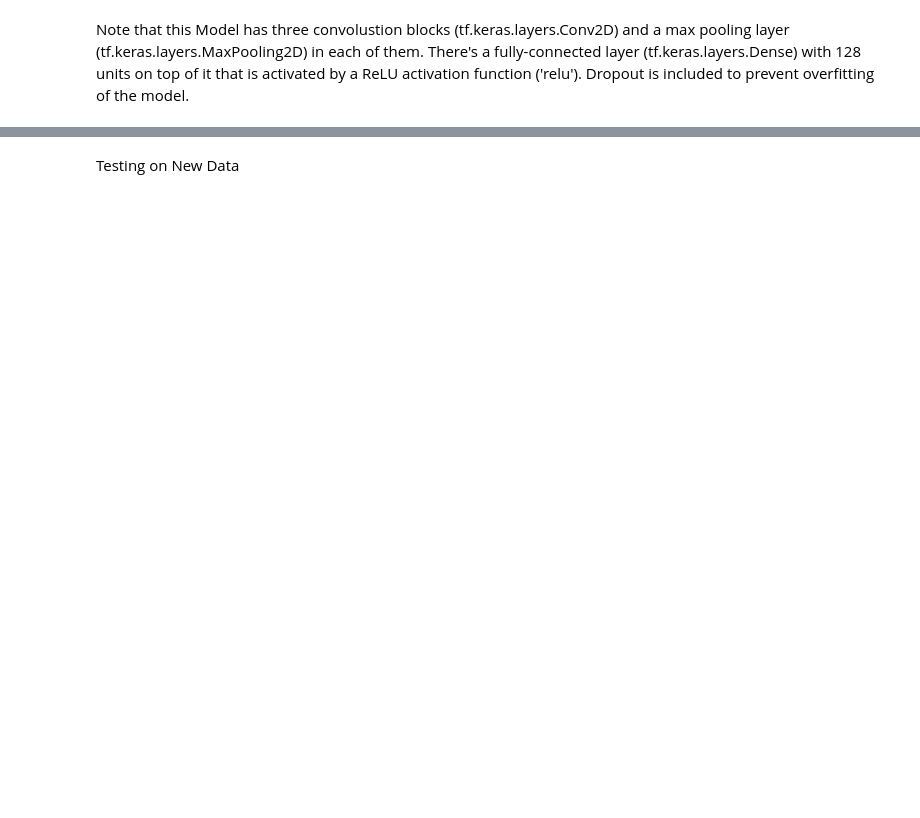
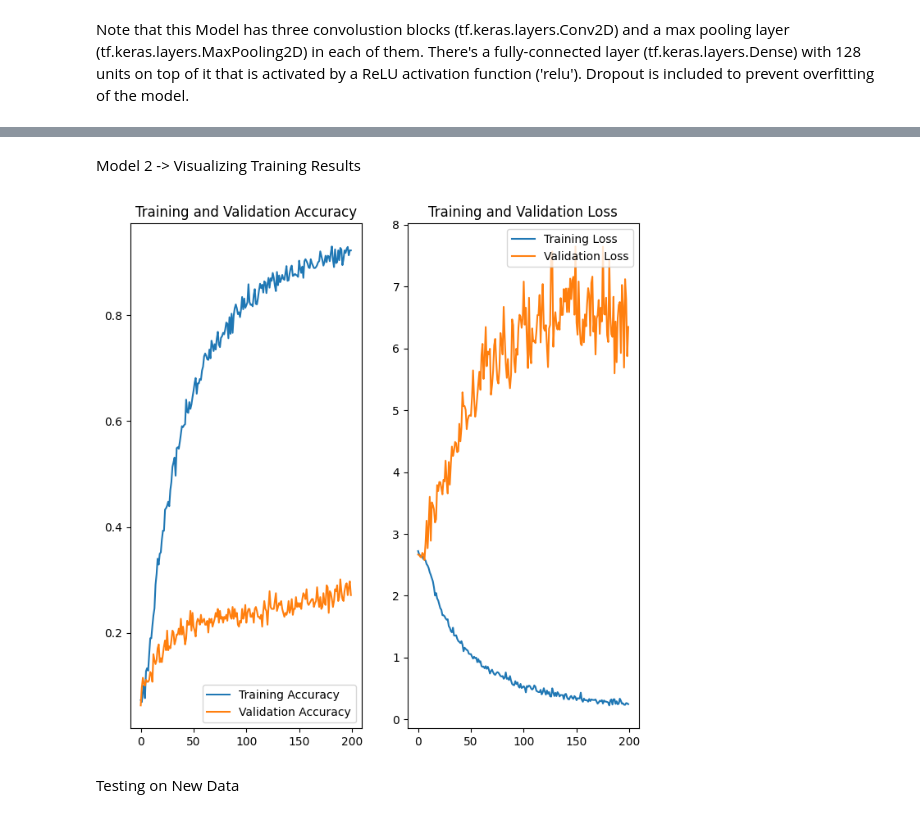
Before and after one commit to AdolfArchibald/RoboticsCW1Year3, a Jupyter notebook: Code/main.ipynb, the cells around one changed output, grey strips where cells are left out. Saved outputs shown, nothing was run; the diff lists cells and outputs as text; code cells hidden in the pictures; blank space fills up the shorter version.

```diff
--- a/Code/main.ipynb
+++ b/Code/main.ipynb
@@ -92,0 +126,11 @@ Creating the Model
+# %%
+num_data_augmentation = keras.Sequential(
+  [
+    layers.RandomFlip("horizontal",
+                      input_shape=(num_img_height,
+                                  num_img_width,
+                                  3)),
+    layers.RandomRotation(0.1),
+    layers.RandomZoom(0.1),
+  ]
+)
@@ -173,0 +191,4 @@ Epoch 200/200
+# %%
+num_model.compile(optimizer='adam',
+              loss=tf.keras.losses.SparseCategoricalCrossentropy(from_logits=True),
+              metrics=['accuracy'])
@@ -173,0 +225,8 @@ Epoch 200/200
+# %%
+num_epochs = 200
+
+num_history = num_model.fit(
+  num_train_ds,
+  validation_data=num_val_ds,
+  epochs=num_epochs,
+)
@@ -200,3 +262,29 @@ plt.show()
+# %% [markdown]
+Model 2 -> Visualizing Training Results
+# %%
+acc = num_history.history['accuracy']
+val_acc = num_history.history['val_accuracy']
+
+loss = num_history.history['loss']
+val_loss = num_history.history['val_loss']
+
+epochs_range = range(num_epochs)
+
+plt.figure(figsize=(8, 8))
+plt.subplot(1, 2, 1)
+plt.plot(epochs_range, acc, label='Training Accuracy')
+plt.plot(epochs_range, val_acc, label='Validation Accuracy')
+plt.legend(loc='lower right')
+plt.title('Training and Validation Accuracy')
+
+plt.subplot(1, 2, 2)
+plt.plot(epochs_range, loss, label='Training Loss')
+plt.plot(epochs_range, val_loss, label='Validation Loss')
+plt.legend(loc='upper right')
+plt.title('Training and Validation Loss')
+plt.show()
+# %% [output]
+[figure, added]
 # %% [markdown]
 Testing on New Data
 # %%
```
Also changed, not shown: parts of 61 cells of this notebook, 1 other file.
